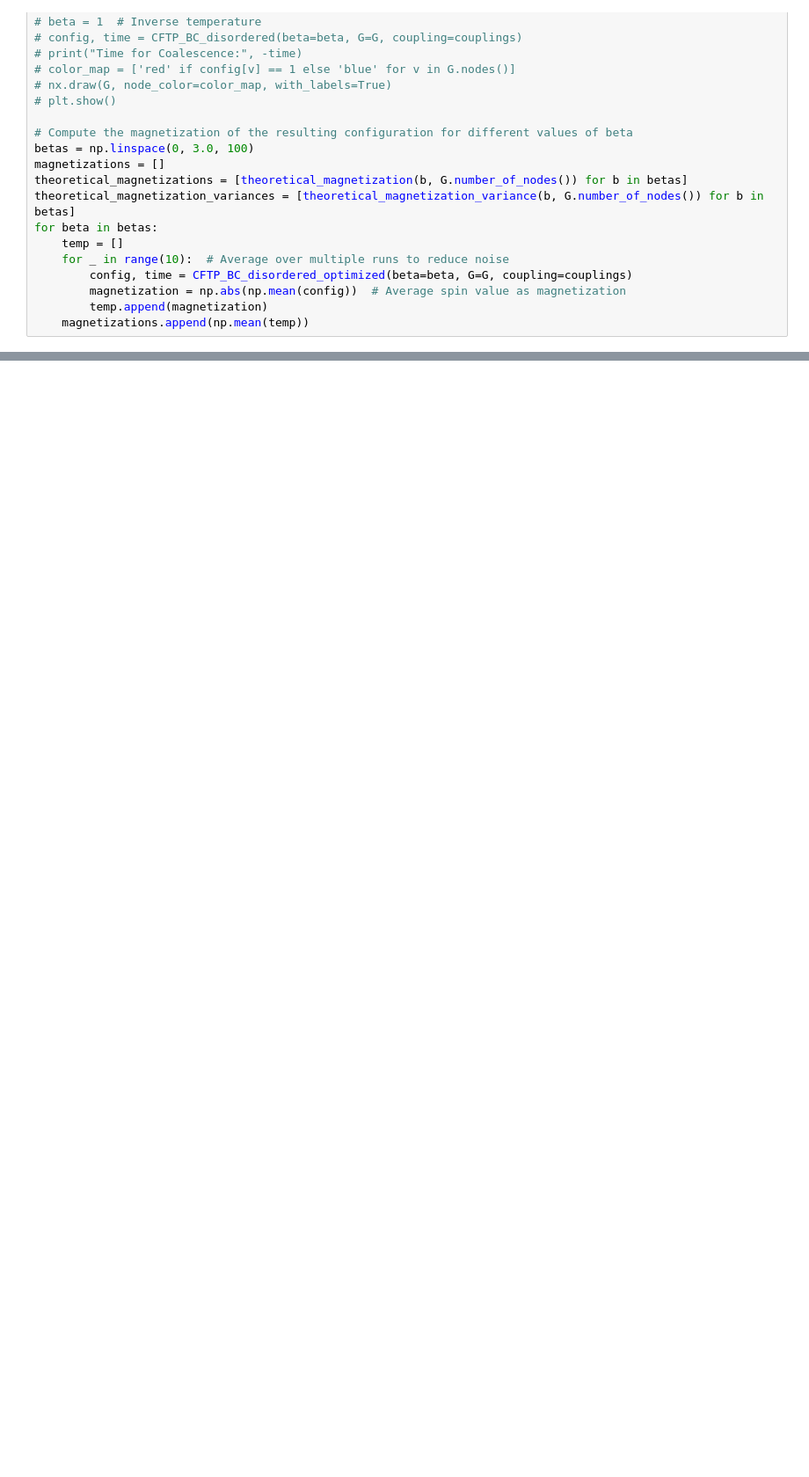
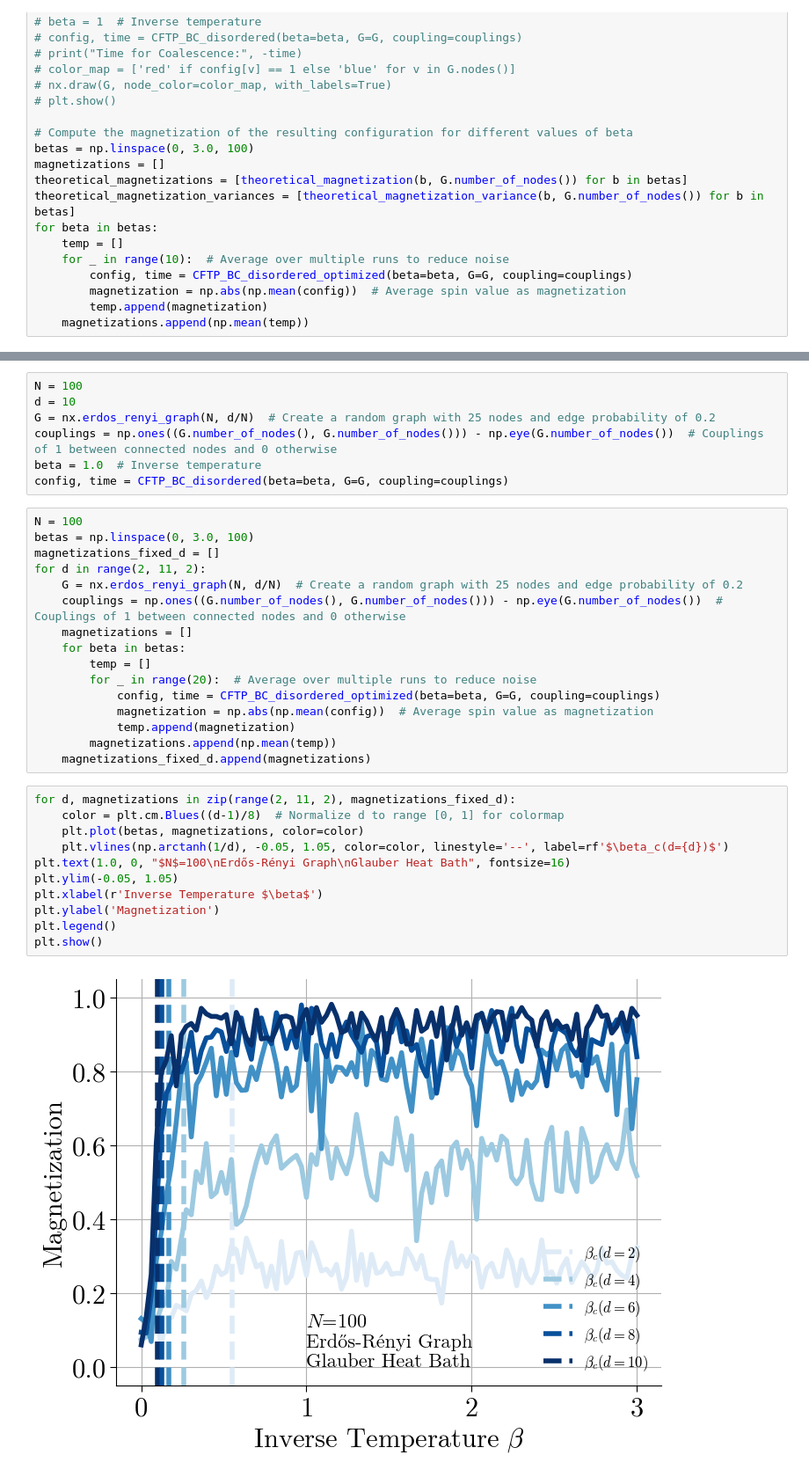
Before and after one commit to LukasPeron/Propp-Wilson-disordered-spins-systems, a Jupyter notebook: preli_work/true_algo_disordered_spins.ipynb, the cells around one changed output, grey strips where cells are left out. Shown at 88% size. Cells and saved outputs as stored; diff of their text form; blank space fills up the shorter version.

```diff
--- a/preli_work/true_algo_disordered_spins.ipynb
+++ b/preli_work/true_algo_disordered_spins.ipynb
@@ -324,0 +314,36 @@ plt.show()
+# %%
+N = 100
+d = 10
+G = nx.erdos_renyi_graph(N, d/N)  # Create a random graph with 25 nodes and edge probability of 0.2
+couplings = np.ones((G.number_of_nodes(), G.number_of_nodes())) - np.eye(G.number_of_nodes())  # Couplings of 1 between connected nodes and 0 otherwise
+beta = 1.0  # Inverse temperature
+config, time = CFTP_BC_disordered(beta=beta, G=G, coupling=couplings)
+# %%
+N = 100
+betas = np.linspace(0, 3.0, 100)
+magnetizations_fixed_d = []
+for d in range(2, 11, 2):
+    G = nx.erdos_renyi_graph(N, d/N)  # Create a random graph with 25 nodes and edge probability of 0.2
+    couplings = np.ones((G.number_of_nodes(), G.number_of_nodes())) - np.eye(G.number_of_nodes())  # Couplings of 1 between connected nodes and 0 otherwise
+    magnetizations = []
+    for beta in betas:
+        temp = []
+        for _ in range(20):  # Average over multiple runs to reduce noise
+            config, time = CFTP_BC_disordered_optimized(beta=beta, G=G, coupling=couplings)
+            magnetization = np.abs(np.mean(config))  # Average spin value as magnetization
+            temp.append(magnetization)
+        magnetizations.append(np.mean(temp))
+    magnetizations_fixed_d.append(magnetizations)
+# %%
+for d, magnetizations in zip(range(2, 11, 2), magnetizations_fixed_d):
+    color = plt.cm.Blues((d-1)/8)  # Normalize d to range [0, 1] for colormap
+    plt.plot(betas, magnetizations, color=color)
+    plt.vlines(np.arctanh(1/d), -0.05, 1.05, color=color, linestyle='--', label=rf'$\beta_c(d={d})$')
+plt.text(1.0, 0, "$N$=100\nErdős-Rényi Graph\nGlauber Heat Bath", fontsize=16)
+plt.ylim(-0.05, 1.05)
+plt.xlabel(r'Inverse Temperature $\beta$')
+plt.ylabel('Magnetization')
+plt.legend()
+plt.show()
+# %% [output]
+[figure, added]
```
Also changed, not shown: parts of 7 cells of this notebook, 2 other files.
